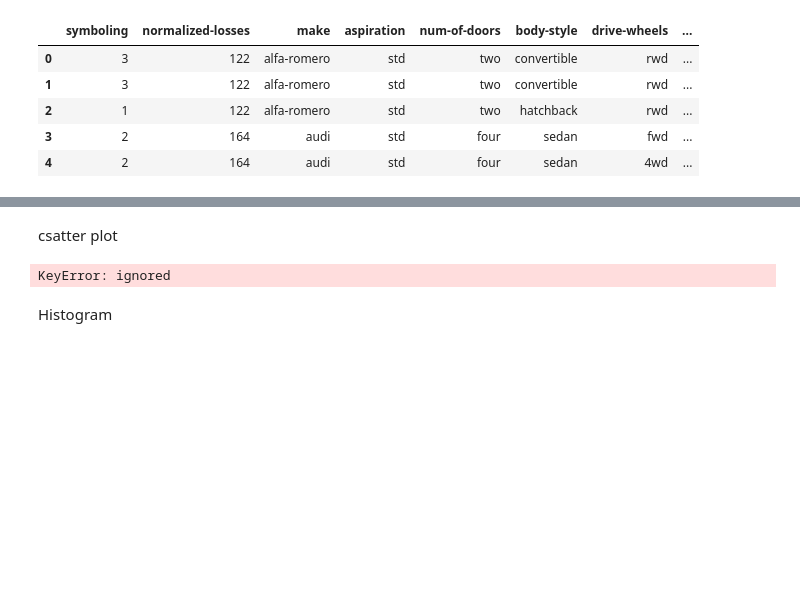
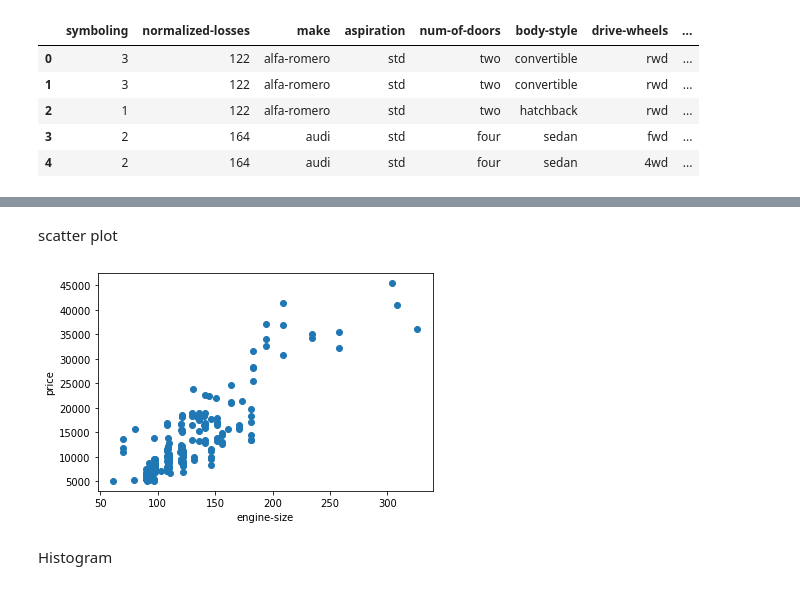
Before and after one commit to Aniketpatil1992/Machine-learning, a Jupyter notebook: EDA.ipynb, the cells around one changed output, grey strips where cells are left out. Cells and saved outputs as stored; diff of their text form; code cells hidden in the pictures; blank space fills up the shorter version.

```diff
--- a/EDA.ipynb
+++ b/EDA.ipynb
@@ -34,14 +34,14 @@ df.describe()
 | 75% | 2.000000 | 137.00000 | 102.400000 | 0.881788 | 0.925000 | 55.500000 | 2926.000000 | 141.000000 | ... |
 | max | 3.000000 | 256.00000 | 120.900000 | 1.000000 | 1.000000 | 59.800000 | 4066.000000 | 326.000000 | ... |
 # %% [markdown]
-csatter plot
+scatter plot
 # %%
-plt.scatter(df['Engine-size'], df['price'])
-plt.xlabel('Engine size')
+plt.scatter(df['engine-size'], df['price'])
+plt.xlabel('engine-size')
 plt.ylabel("price")
 plt.show()
 # %% [output]
-KeyError: ignored
+[figure, added]
 # %% [markdown]
 Histogram
 # %%
```
